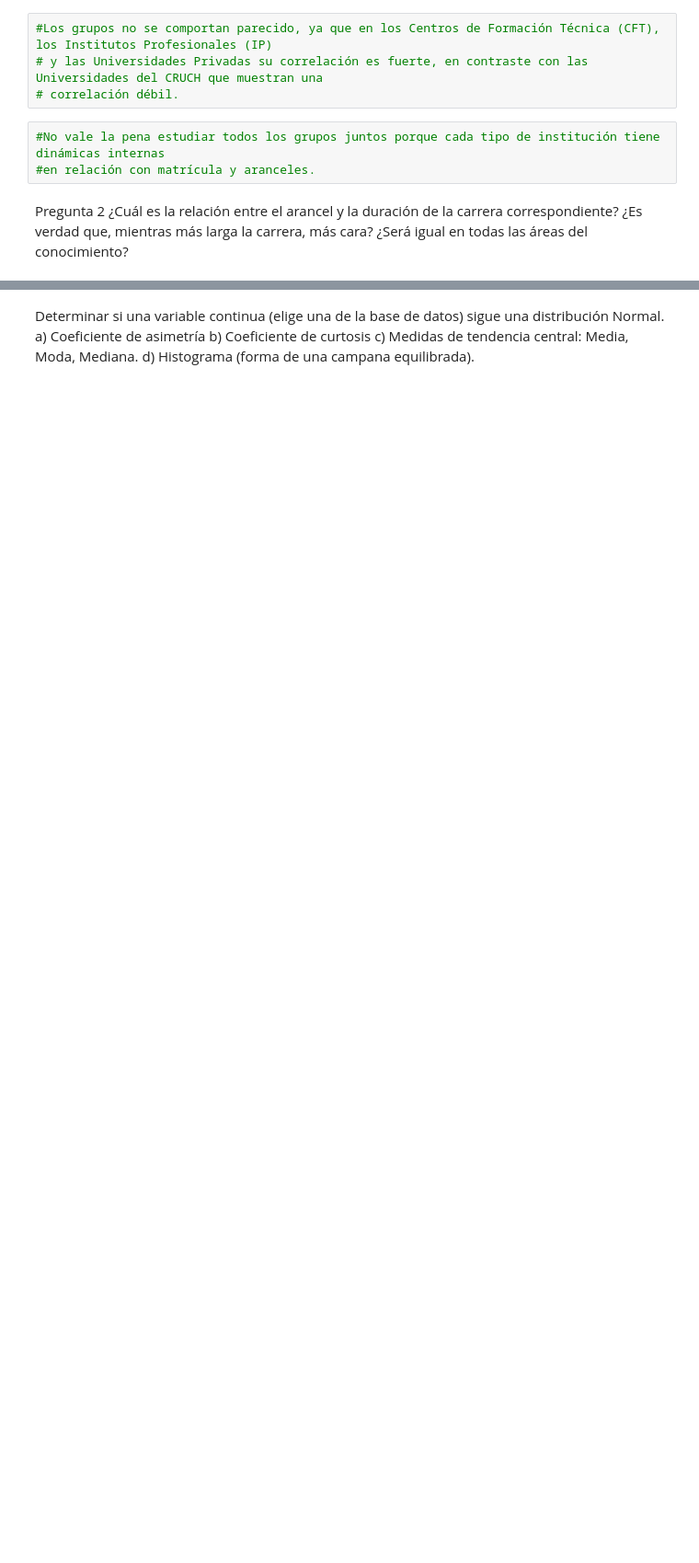
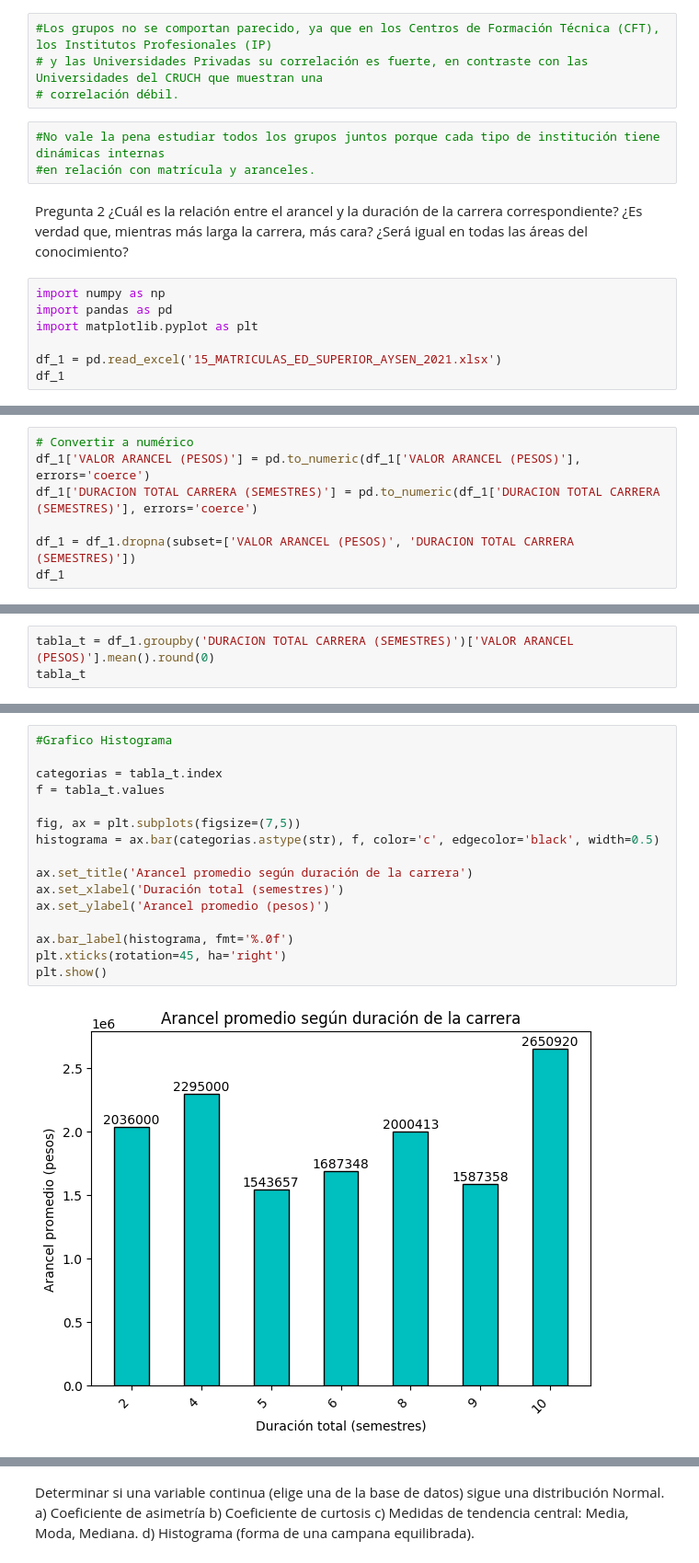
Before and after one commit to danibhern/estadistica, a Jupyter notebook: Examen practico (Preguntas).ipynb, the cells around one changed output, grey strips where cells are left out. Shown: that part at 92% size. Cells and saved outputs as stored; diff of their text form; blank space fills up the shorter version.

```diff
--- a/Examen practico (Preguntas).ipynb
+++ b/Examen practico (Preguntas).ipynb
@@ -243,3 +243,10 @@ Pregunta 2
 ¿Cuál es la relación entre el arancel y la duración de la carrera correspondiente?
 ¿Es verdad que, mientras más larga la carrera, más cara?
 ¿Será igual en todas las áreas del conocimiento?
+# %%
+import numpy as np
+import pandas as pd
+import matplotlib.pyplot as plt
+
+df_1 = pd.read_excel('15_MATRICULAS_ED_SUPERIOR_AYSEN_2021.xlsx')
+df_1
@@ -245,0 +267,7 @@ Pregunta 2
+# %%
+# Convertir a numérico
+df_1['VALOR ARANCEL (PESOS)'] = pd.to_numeric(df_1['VALOR ARANCEL (PESOS)'], errors='coerce')
+df_1['DURACION TOTAL CARRERA (SEMESTRES)'] = pd.to_numeric(df_1['DURACION TOTAL CARRERA (SEMESTRES)'], errors='coerce')
+
+df_1 = df_1.dropna(subset=['VALOR ARANCEL (PESOS)', 'DURACION TOTAL CARRERA (SEMESTRES)'])
+df_1
@@ -245,0 +288,3 @@ Pregunta 2
+# %%
+tabla_t = df_1.groupby('DURACION TOTAL CARRERA (SEMESTRES)')['VALOR ARANCEL (PESOS)'].mean().round(0)
+tabla_t
@@ -245,0 +301,18 @@ Pregunta 2
+# %%
+#Grafico Histograma
+
+categorias = tabla_t.index
+f = tabla_t.values
+
+fig, ax = plt.subplots(figsize=(7,5))
+histograma = ax.bar(categorias.astype(str), f, color='c', edgecolor='black', width=0.5)
+
+ax.set_title('Arancel promedio según duración de la carrera')
+ax.set_xlabel('Duración total (semestres)')
+ax.set_ylabel('Arancel promedio (pesos)')
+
+ax.bar_label(histograma, fmt='%.0f')
+plt.xticks(rotation=45, ha='right')
+plt.show()
+# %% [output]
+[figure, added]
```
Also changed, not shown: parts of 10 cells of this notebook.
